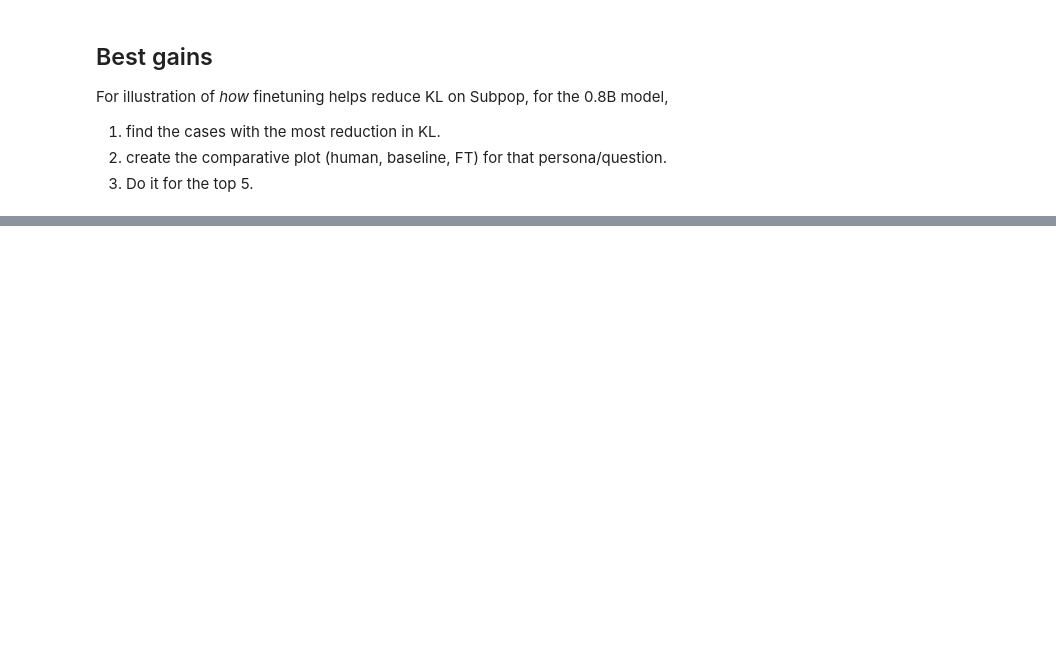
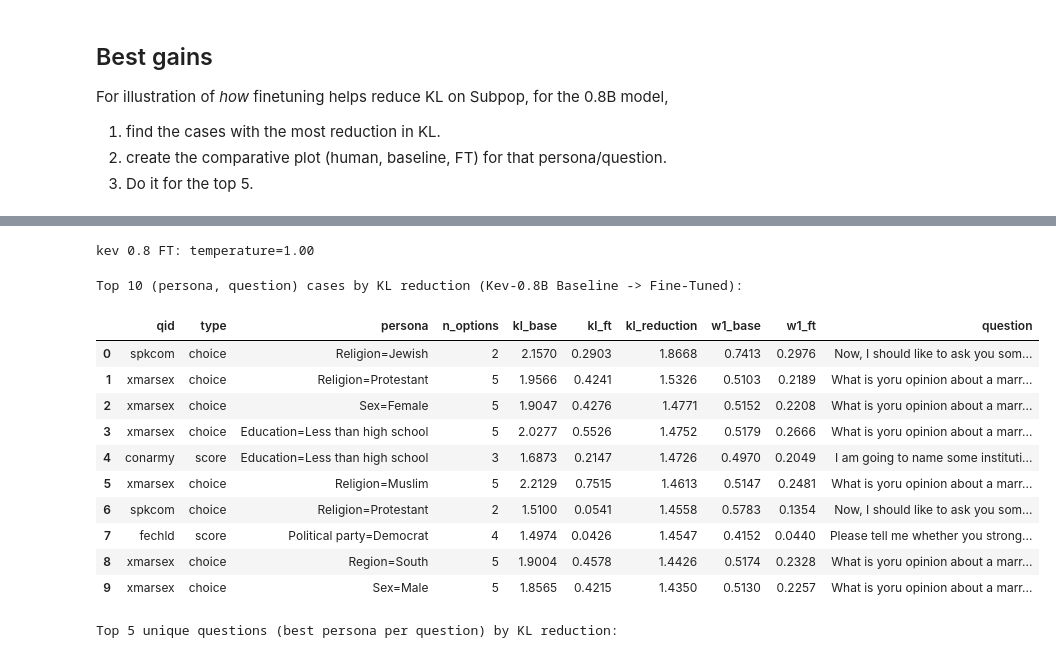
Before and after one commit to davoodwadi/decision-models-finetuning, a Jupyter notebook: code/data-exploration-subpop.ipynb, the cells around one changed output, grey strips where cells are left out. Cells and saved outputs as stored; diff of their text form; code cells hidden in the pictures; blank space fills up the shorter version.

```diff
--- a/code/data-exploration-subpop.ipynb
+++ b/code/data-exploration-subpop.ipynb
@@ -843,3 +847,69 @@ For illustration of *how* finetuning helps reduce KL on Subpop, for the 0.8B mod
 1. find the cases with the most reduction in KL.
 2. create the comparative plot (human, baseline, FT) for that persona/question.
 3. Do it for the top 5.
+# %%
+# 1. Find the SubPOP (persona, question) cases with the largest KL reduction for Kev-0.8B
+from kev.checkpoint import Checkpoint, LoadOptions
+
+if "subpop_preds_by_model" not in globals():
+    subpop_preds_by_model = {}
+
+for label, ckpt_id, temp_override in [
+    ("kev 0.8", "jaredpalmer/kev-0.8b", None),
+    ("kev 0.8 FT", "runs/kev-0.8b-stage4-mix/best", 1.0),
+]:
+    if label in subpop_preds_by_model:
+        continue
+    if "model" in globals():
+        del model
+    free_gpu()
+    ck = Checkpoint(ckpt_id)
+    tok, net = ck.load("cuda", LoadOptions(dtype=torch.bfloat16, temperature=1.0))
+    model = KevPointerModel(net, tok, ck.meta, "loaded")
+    del ck, tok, net
+    model.net.head.temperature = float(model.meta.temperature) if temp_override is None else float(temp_override)
+    print(f"{label}: temperature={model.net.head.temperature:.2f}")
+    subpop_preds_by_model[label] = predict_probs(
+        model, subpop_records, batch_size=64, show_progress=True, autocast_bf16=True
+    )
+
+base_preds_08b = subpop_preds_by_model["kev 0.8"]
+ft_preds_08b = subpop_preds_by_model["kev 0.8 FT"]
+if len(base_preds_08b) != len(subpop_records) or len(ft_preds_08b) != len(subpop_records):
+    raise ValueError(
+        f"Prediction count mismatch: expected {len(subpop_records)}, "
+        f"got base={len(base_preds_08b)}, ft={len(ft_preds_08b)}"
+    )
+
+gains_rows = []
+for idx, (rec, base_dist, ft_dist) in enumerate(zip(subpop_records, base_preds_08b, ft_preds_08b)):
+    h_dist = rec["human_dist"]
+    if len(h_dist) != len(base_dist) or len(h_dist) != len(ft_dist):
+        raise ValueError(f"Option length mismatch at record {idx} ({rec['qid']})")
+    kl_base, w1_base = dist_kl_w1(h_dist, base_dist)
+    kl_ft, w1_ft = dist_kl_w1(h_dist, ft_dist)
+    gains_rows.append({
+        "rec_idx": idx,
+        "qid": rec["qid"],
+        "type": rec["type"],
+        "attribute": rec["attribute"],
+        "persona": rec["persona"],
+        "n_options": len(rec["option_texts"]),
+        "kl_base": kl_base,
+        "kl_ft": kl_ft,
+        "kl_reduction": kl_base - kl_ft,
+        "w1_base": w1_base,
+        "w1_ft": w1_ft,
+        "w1_reduction": w1_base - w1_ft,
+        "question": rec["question"],
+    })
+
+gains_df = pd.DataFrame(gains_rows).sort_values("kl_reduction", ascending=False).reset_index(drop=True)
+display_cols = ["qid", "type", "persona", "n_options", "kl_base", "kl_ft", "kl_reduction", "w1_base", "w1_ft", "question"]
+
+print("Top 10 (persona, question) cases by KL reduction (Kev-0.8B Baseline -> Fine-Tuned):")
+display(gains_df[display_cols].head(10).round(4))
+
+print("\nTop 5 unique questions (best persona per question) by KL reduction:")
+display(gains_df.drop_duplicates("qid")[display_cols].head(5).round(4))
+# %% [output]
@@ -845,0 +920,14 @@ For illustration of *how* finetuning helps reduce KL on Subpop, for the 0.8B mod
+kev 0.8 FT: temperature=1.00
+Top 10 (persona, question) cases by KL reduction (Kev-0.8B Baseline -> Fine-Tuned):
+|  | qid | type | persona | n_options | kl_base | kl_ft | kl_reduction | w1_base | w1_ft | question |
+| 0 | spkcom | choice | Religion=Jewish | 2 | 2.1570 | 0.2903 | 1.8668 | 0.7413 | 0.2976 | Now, I should like to ask you som... |
+| 1 | xmarsex | choice | Religion=Protestant | 5 | 1.9566 | 0.4241 | 1.5326 | 0.5103 | 0.2189 | What is yoru opinion about a marr... |
+| 2 | xmarsex | choice | Sex=Female | 5 | 1.9047 | 0.4276 | 1.4771 | 0.5152 | 0.2208 | What is yoru opinion about a marr... |
+| 3 | xmarsex | choice | Education=Less than high school | 5 | 2.0277 | 0.5526 | 1.4752 | 0.5179 | 0.2666 | What is yoru opinion about a marr... |
+| 4 | conarmy | score | Education=Less than high school | 3 | 1.6873 | 0.2147 | 1.4726 | 0.4970 | 0.2049 | I am going to name some instituti... |
+| 5 | xmarsex | choice | Religion=Muslim | 5 | 2.2129 | 0.7515 | 1.4613 | 0.5147 | 0.2481 | What is yoru opinion about a marr... |
+| 6 | spkcom | choice | Religion=Protestant | 2 | 1.5100 | 0.0541 | 1.4558 | 0.5783 | 0.1354 | Now, I should like to ask you som... |
+| 7 | fechld | score | Political party=Democrat | 4 | 1.4974 | 0.0426 | 1.4547 | 0.4152 | 0.0440 | Please tell me whether you strong... |
+| 8 | xmarsex | choice | Region=South | 5 | 1.9004 | 0.4578 | 1.4426 | 0.5174 | 0.2328 | What is yoru opinion about a marr... |
+| 9 | xmarsex | choice | Sex=Male | 5 | 1.8565 | 0.4215 | 1.4350 | 0.5130 | 0.2257 | What is yoru opinion about a marr... |
+Top 5 unique questions (best persona per question) by KL reduction:
```
Also changed, not shown: parts of 4 cells of this notebook, 49 other files.
